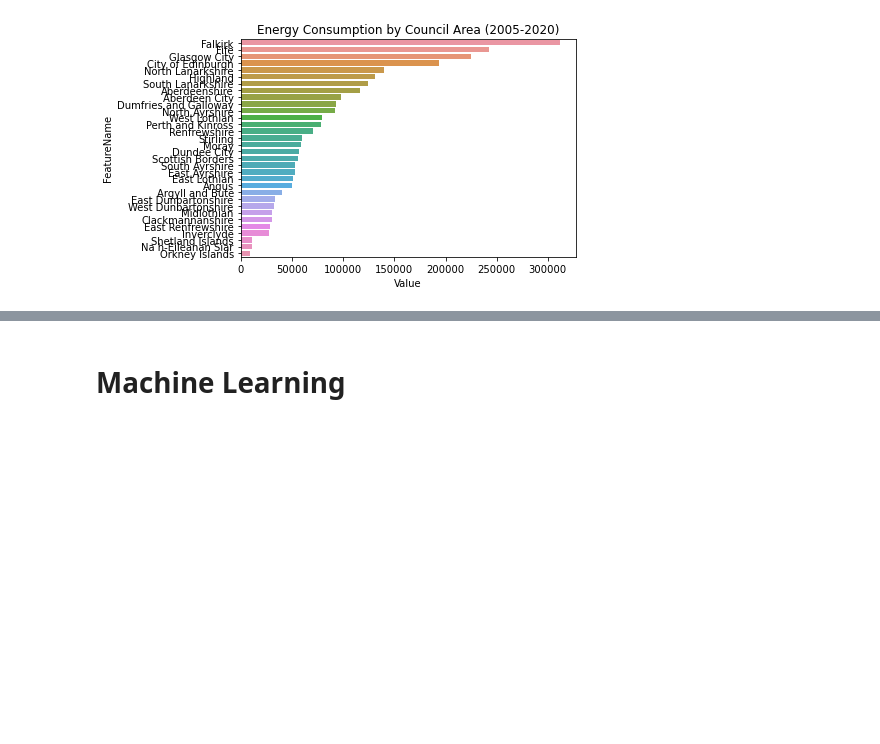
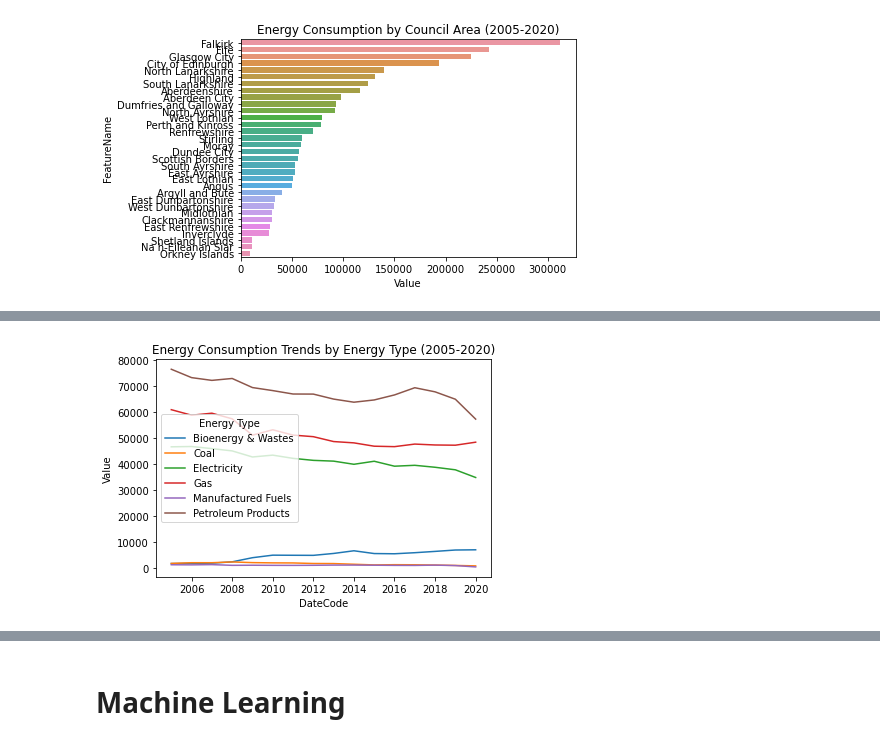
Before and after one commit to kirankrch24/MSc-Project, a Jupyter notebook: Main .ipynb, the cells around one changed output, grey strips where cells are left out. Saved outputs shown, nothing was run; the diff lists cells and outputs as text; code cells hidden in the pictures; blank space fills up the shorter version.

```diff
--- a/Main .ipynb
+++ b/Main .ipynb
@@ -425,0 +442,8 @@ plt.show()
+# %%
+total_consumption_yearly_energy_type = scot_data.groupby(['DateCode', 'Energy Type']).sum().reset_index()
+
+sns.lineplot(x='DateCode', y='Value', hue='Energy Type', data=total_consumption_yearly_energy_type)
+plt.title('Energy Consumption Trends by Energy Type (2005-2020)')
+plt.show()
+# %% [output]
+[figure, added]
```
Also changed, not shown: parts of 13 cells of this notebook.
